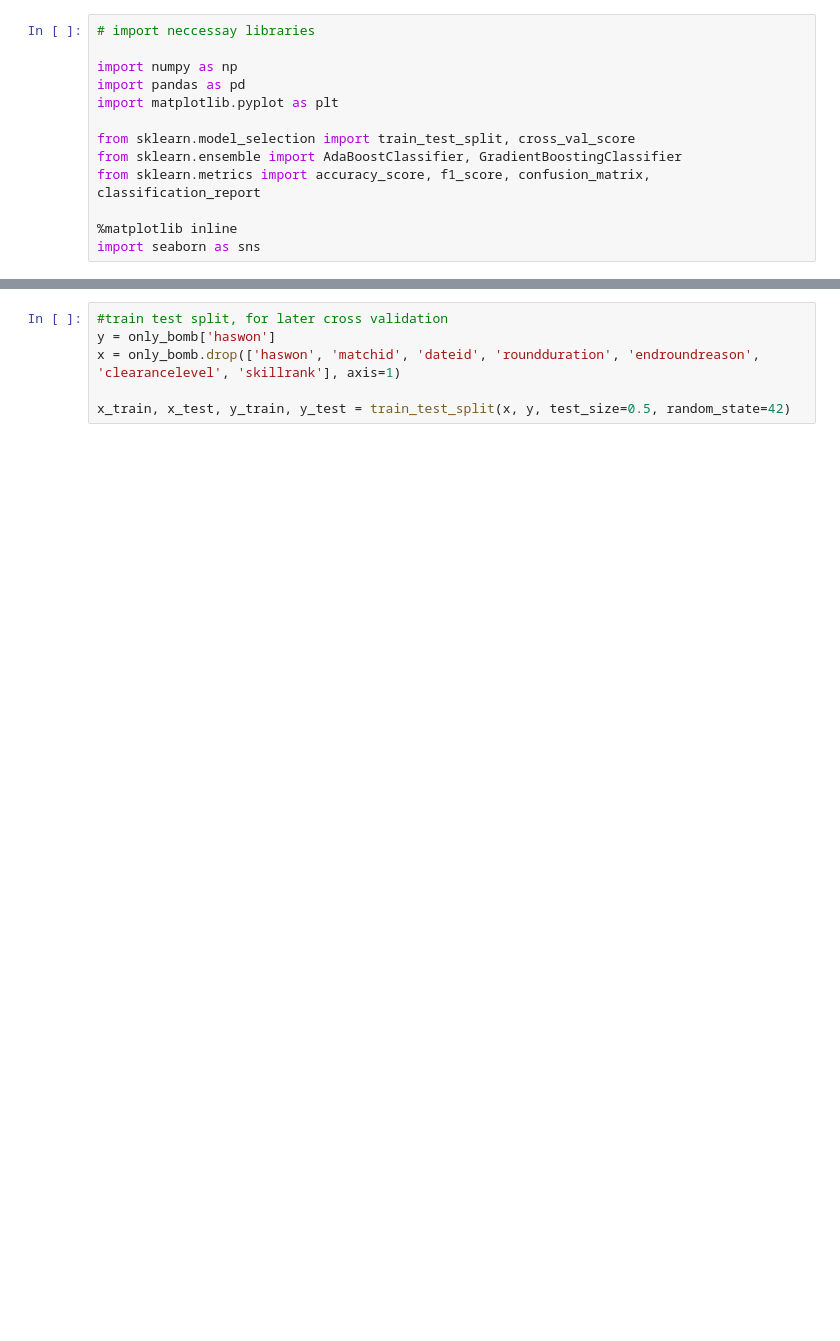
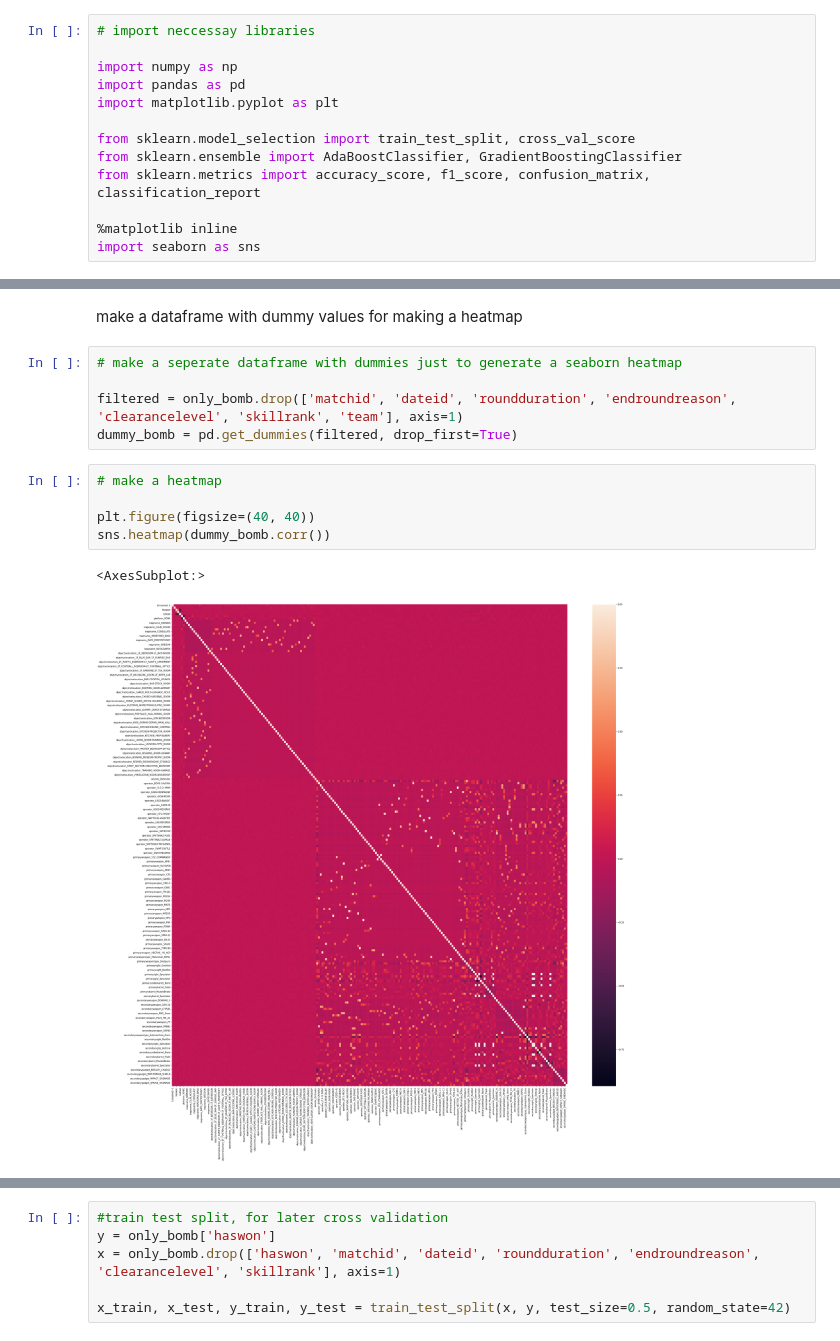
Before and after one commit to yonichanowitz/phase-3-project, a Jupyter notebook: index.ipynb, the cells around one changed output, grey strips where cells are left out. Cells and saved outputs as stored; diff of their text form; blank space fills up the shorter version.

```diff
--- a/index.ipynb
+++ b/index.ipynb
@@ -71,0 +217,15 @@ array([1, 0], dtype=int64)
+# %% [markdown]
+make a dataframe with dummy values for making a heatmap
+# %%
+# make a seperate dataframe with dummies just to generate a seaborn heatmap
+
+filtered = only_bomb.drop(['matchid', 'dateid', 'roundduration', 'endroundreason', 'clearancelevel', 'skillrank', 'team'], axis=1)
+dummy_bomb = pd.get_dummies(filtered, drop_first=True)
+# %%
+# make a heatmap
+
+plt.figure(figsize=(40, 40))
+sns.heatmap(dummy_bomb.corr())
+# %% [output]
+<AxesSubplot:>
+[figure, added]
```
Also changed, not shown: parts of 85 cells of this notebook, 5 other files.
